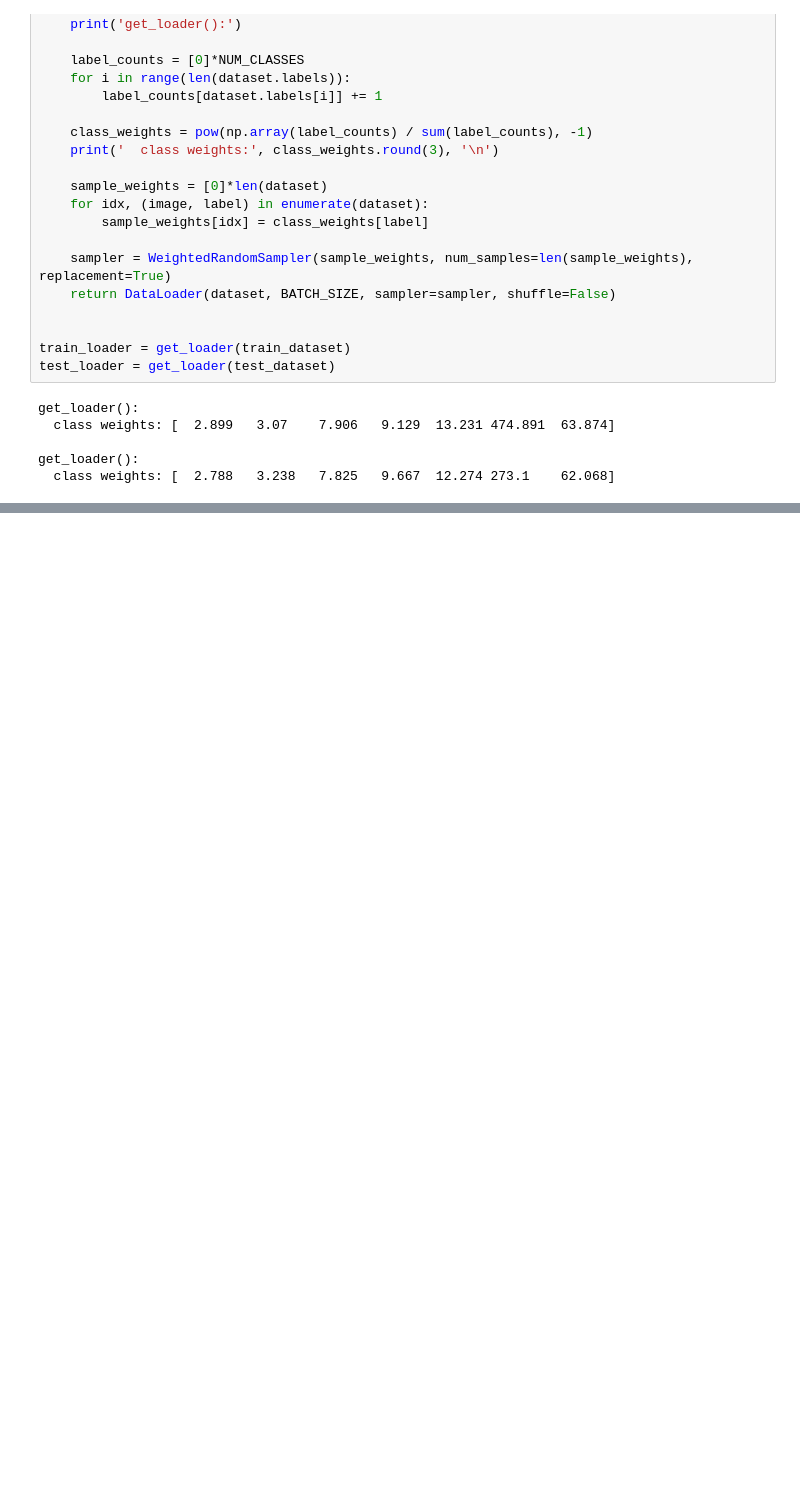
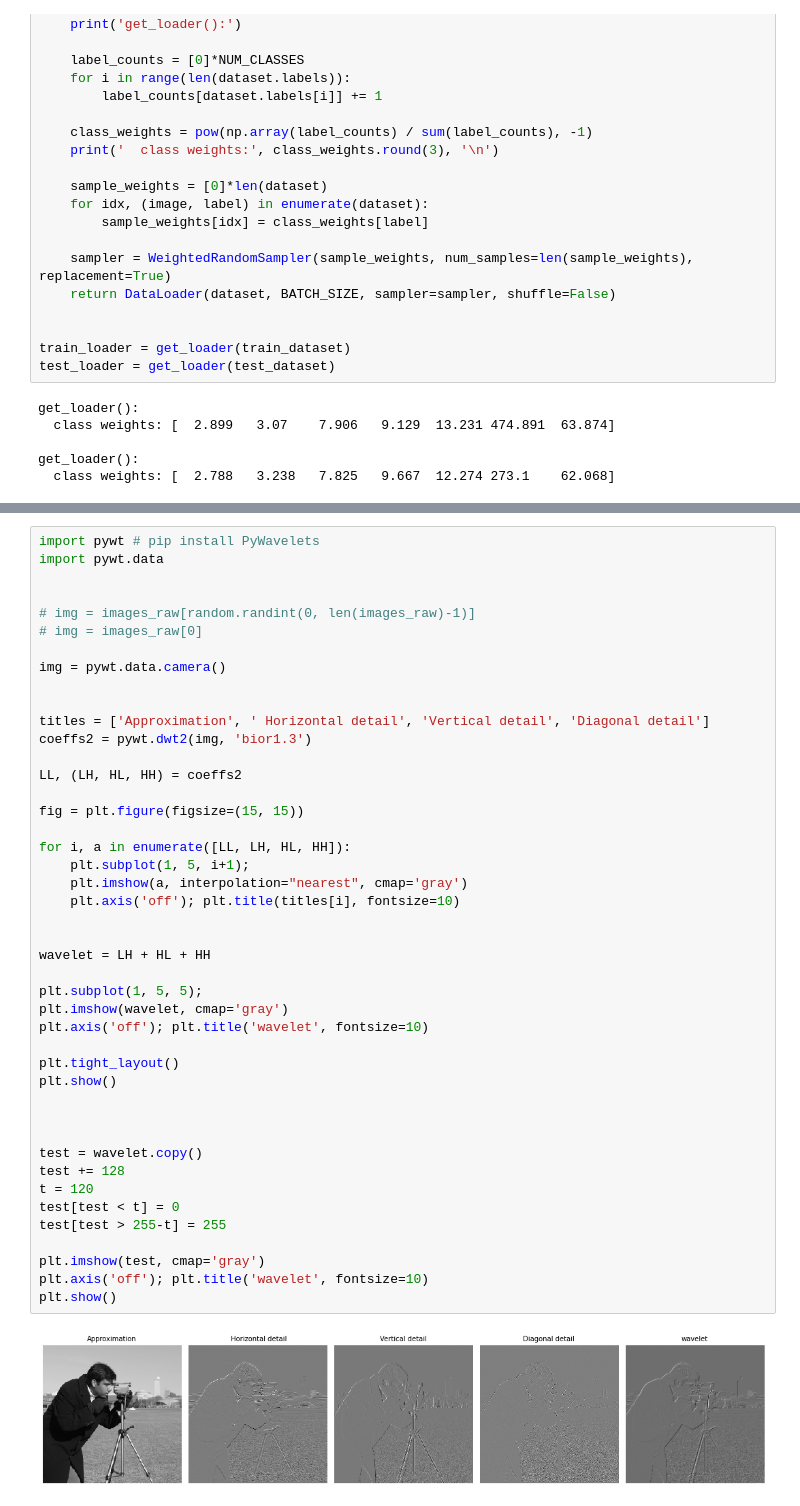
Before and after one commit to swegg4n/AML-EmotionRecognition, a Jupyter notebook: filters.ipynb, the cells around one changed output, grey strips where cells are left out. Saved outputs shown, nothing was run; the diff lists cells and outputs as text; blank space fills up the shorter version.

```diff
--- a/filters.ipynb
+++ b/filters.ipynb
@@ -346,0 +370,46 @@ plt.tight_layout(); plt.show()
+# %%
+import pywt # pip install PyWavelets
+import pywt.data
+
+
+# img = images_raw[random.randint(0, len(images_raw)-1)]
+# img = images_raw[0]
+
+img = pywt.data.camera()
+
+
+titles = ['Approximation', ' Horizontal detail', 'Vertical detail', 'Diagonal detail']
+coeffs2 = pywt.dwt2(img, 'bior1.3')
+
+LL, (LH, HL, HH) = coeffs2
+
+fig = plt.figure(figsize=(15, 15))
+
+for i, a in enumerate([LL, LH, HL, HH]):
+    plt.subplot(1, 5, i+1);
+    plt.imshow(a, interpolation="nearest", cmap='gray')
+    plt.axis('off'); plt.title(titles[i], fontsize=10)
+
+
+wavelet = LH + HL + HH
+
+plt.subplot(1, 5, 5);
+plt.imshow(wavelet, cmap='gray')
+plt.axis('off'); plt.title('wavelet', fontsize=10)
+
+plt.tight_layout()
+plt.show()
+
+
+
+test = wavelet.copy()
+test += 128
+t = 120
+test[test < t] = 0
+test[test > 255-t] = 255
+
+plt.imshow(test, cmap='gray')
+plt.axis('off'); plt.title('wavelet', fontsize=10)
+plt.show()
+# %% [output]
+[figure, added]
```
Also changed, not shown: parts of 5 cells of this notebook, 2 other files.
